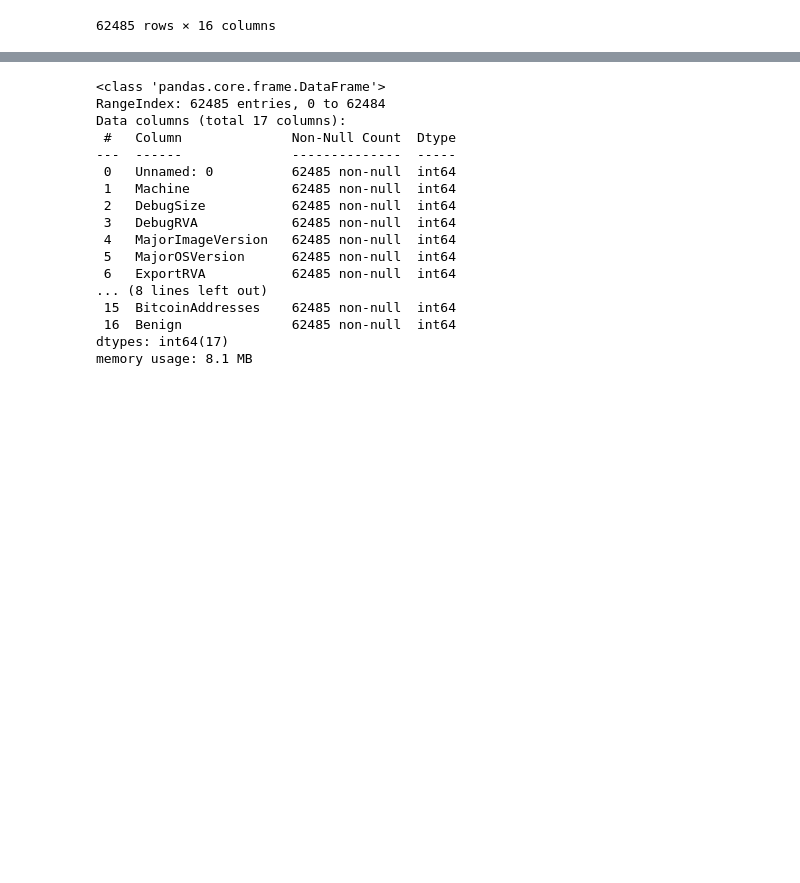
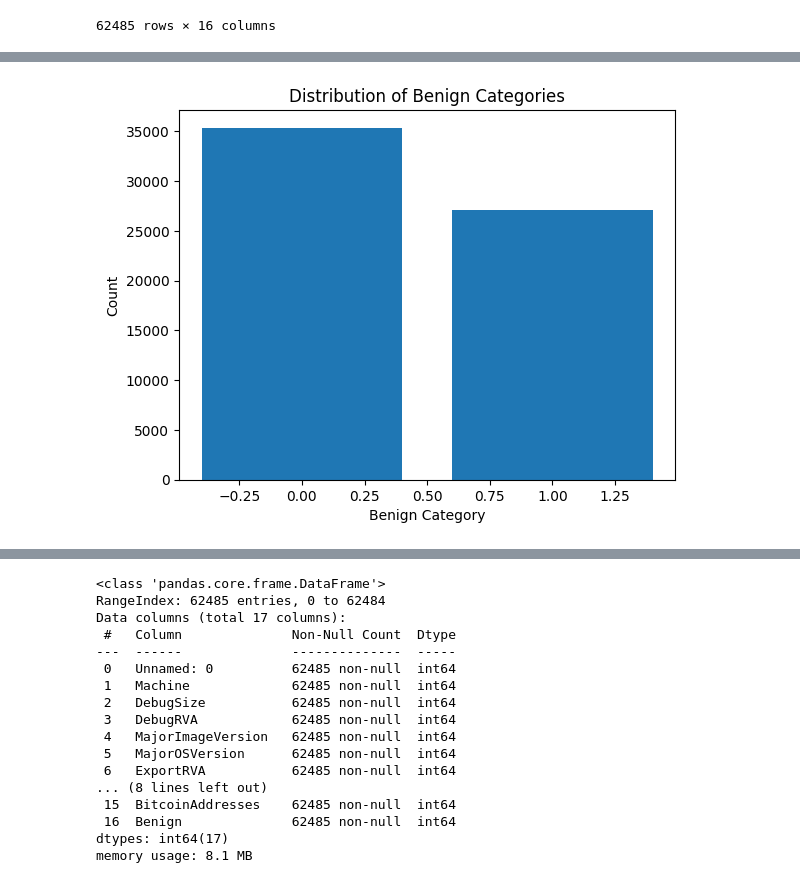
Before and after one commit to archit56/AI_TA2_Project, a Jupyter notebook: AI_Ransomeware.ipynb, the cells around one changed output, grey strips where cells are left out. Drawn from its saved outputs; the diff is of its cells as text; code cells hidden in the pictures; blank space fills up the shorter version.

Commit message:
Added training data visualization

```diff
--- a/AI_Ransomeware.ipynb
+++ b/AI_Ransomeware.ipynb
@@ -59,3 +71,18 @@ df
+# %%
+counts = df['Benign'].value_counts()
+
+# Create a bar graph
+plt.bar([0, 1], counts.values)
+
+# Add labels and title
+plt.xlabel('Benign Category')
+plt.ylabel('Count')
+plt.title('Distribution of Benign Categories')
+
+# Show the plot
+plt.show()
+# %% [output]
+[figure, added]
 # %%
 # replace categorical data into numericals, so that model can process it
 columns = ["Machine", "DebugSize", "NumberOfSections", "SizeOfStackReserve","MajorOSVersion", "BitcoinAddresses"]
```
Also changed, not shown: parts of 2 cells of this notebook.
